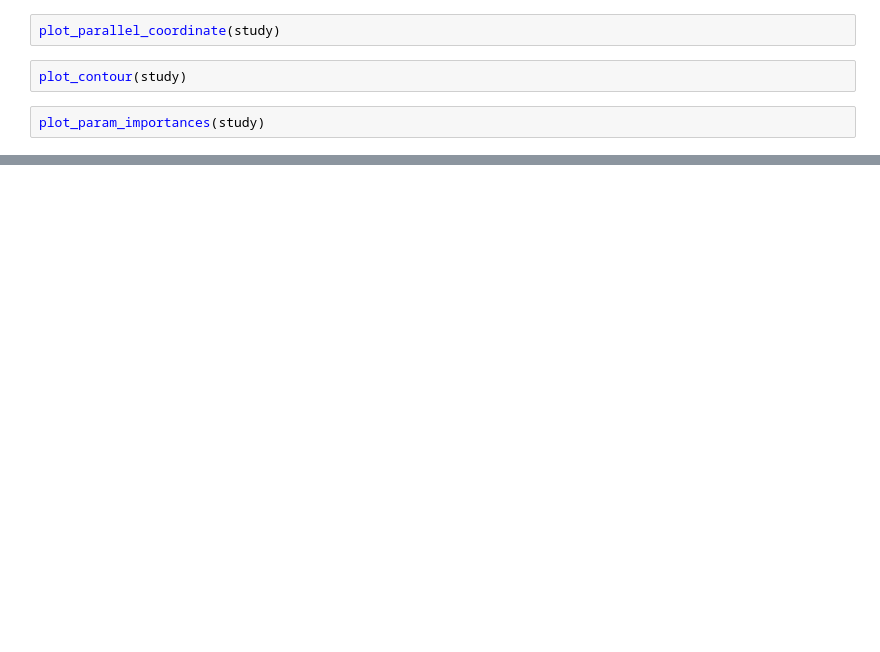
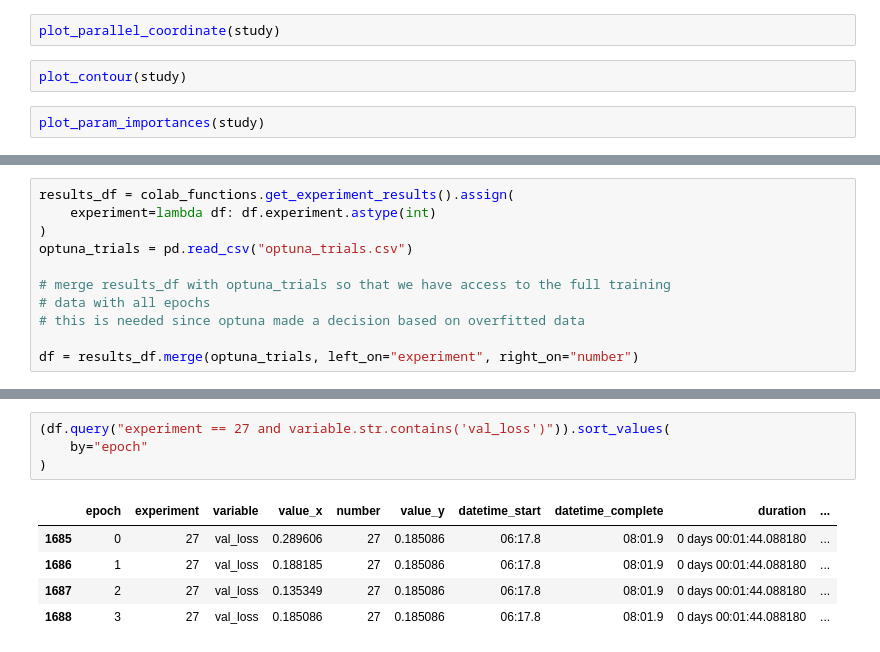
Before and after one commit to adamcseresznye/DeepLCMS, a Jupyter notebook: src/train_google_colab/exp_4_hyperparamater_tuning.ipynb, the cells around one changed output, grey strips where cells are left out. Drawn from its saved outputs; the diff is of its cells as text; blank space fills up the shorter version.

```diff
--- a/src/train_google_colab/exp_4_hyperparamater_tuning.ipynb
+++ b/src/train_google_colab/exp_4_hyperparamater_tuning.ipynb
@@ -288,0 +320,11 @@ plot_param_importances(study)
+# %%
+results_df = colab_functions.get_experiment_results().assign(
+    experiment=lambda df: df.experiment.astype(int)
+)
+optuna_trials = pd.read_csv("optuna_trials.csv")
+
+# merge results_df with optuna_trials so that we have access to the full training
+# data with all epochs
+# this is needed since optuna made a decision based on overfitted data
+
+df = results_df.merge(optuna_trials, left_on="experiment", right_on="number")
@@ -288,0 +353,10 @@ plot_param_importances(study)
+# %%
+(df.query("experiment == 27 and variable.str.contains('val_loss')")).sort_values(
+    by="epoch"
+)
+# %% [output]
+|  | epoch | experiment | variable | value_x | number | value_y | datetime_start | datetime_complete | duration | ... |
+| 1685 | 0 | 27 | val_loss | 0.289606 | 27 | 0.185086 | 06:17.8 | 08:01.9 | 0 days 00:01:44.088180 | ... |
+| 1686 | 1 | 27 | val_loss | 0.188185 | 27 | 0.185086 | 06:17.8 | 08:01.9 | 0 days 00:01:44.088180 | ... |
+| 1687 | 2 | 27 | val_loss | 0.135349 | 27 | 0.185086 | 06:17.8 | 08:01.9 | 0 days 00:01:44.088180 | ... |
+| 1688 | 3 | 27 | val_loss | 0.185086 | 27 | 0.185086 | 06:17.8 | 08:01.9 | 0 days 00:01:44.088180 | ... |
```
Also changed, not shown: parts of 14 cells of this notebook, 4 other files.
